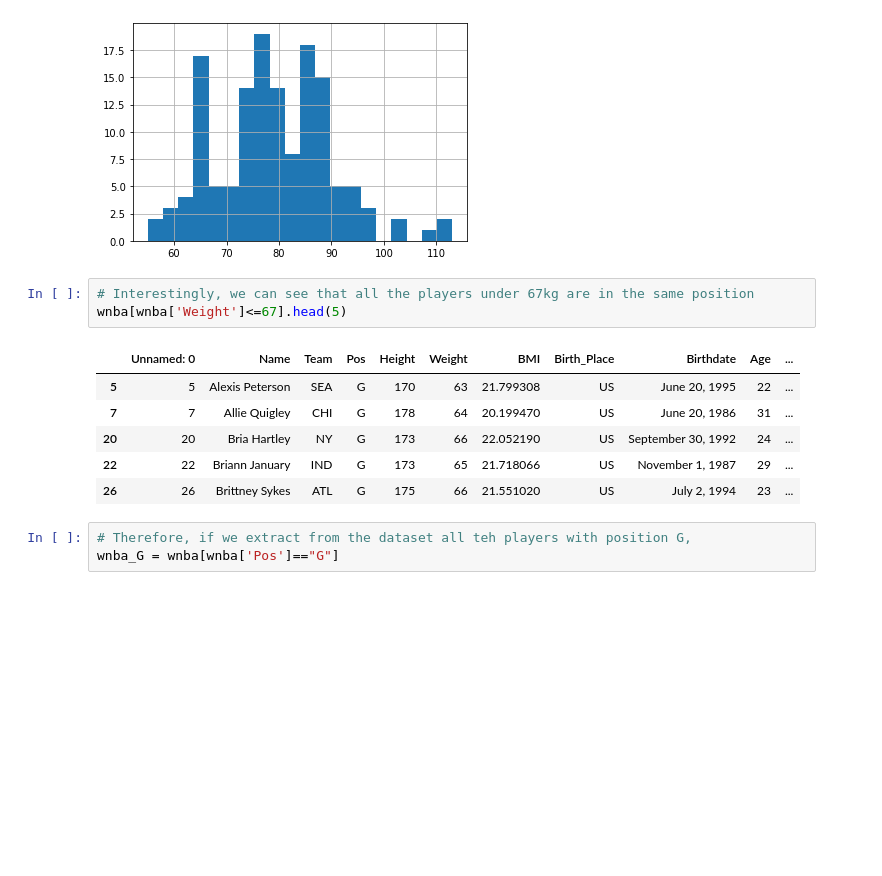
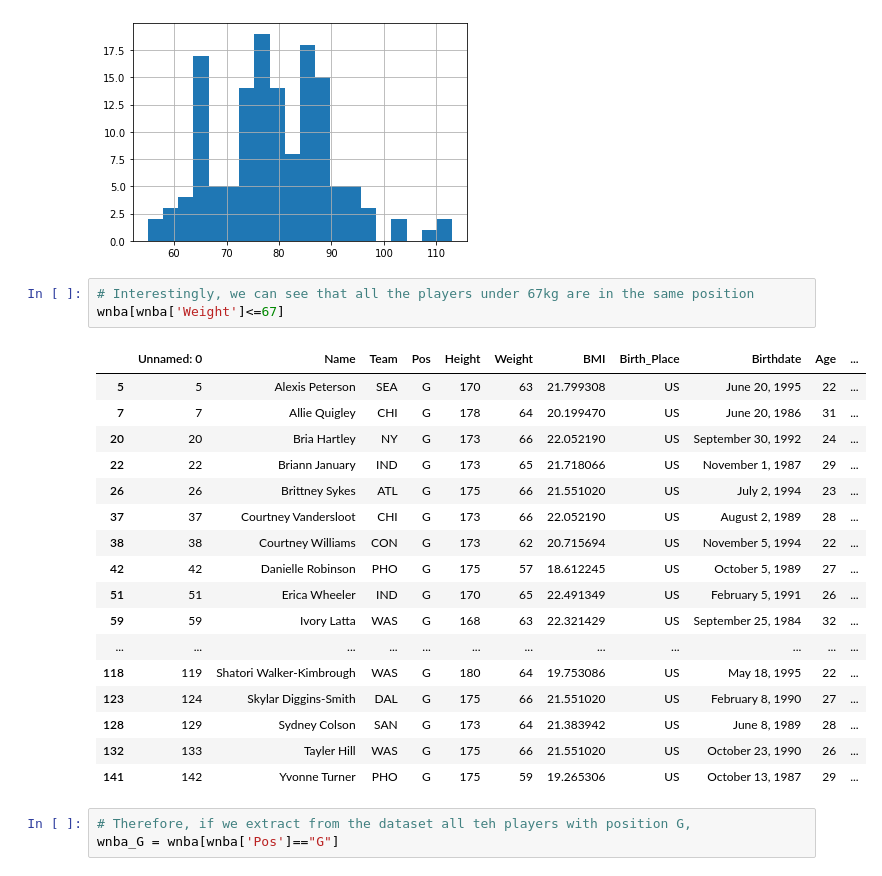
Before and after one commit to rosealcolea/dataV2-labs, a Jupyter notebook: module-2/M2-mini-project2/your-code/3.-Inferential-Analysis.ipynb, the cells around one changed output. Saved outputs shown, nothing was run; the diff lists cells and outputs as text; blank space fills up the shorter version.

```diff
--- a/module-2/M2-mini-project2/your-code/3.-Inferential-Analysis.ipynb
+++ b/module-2/M2-mini-project2/your-code/3.-Inferential-Analysis.ipynb
@@ -92,14 +124,25 @@ wnba['Weight'].hist(bins=20)
 [figure]
 # %%
 # Interestingly, we can see that all the players under 67kg are in the same position
-wnba[wnba['Weight']<=67].head(5)
+wnba[wnba['Weight']<=67]
 # %% [output]
 |  | Unnamed: 0 | Name | Team | Pos | Height | Weight | BMI | Birth_Place | Birthdate | Age | ... |
 | 5 | 5 | Alexis Peterson | SEA | G | 170 | 63 | 21.799308 | US | June 20, 1995 | 22 | ... |
 | 7 | 7 | Allie Quigley | CHI | G | 178 | 64 | 20.199470 | US | June 20, 1986 | 31 | ... |
 | 20 | 20 | Bria Hartley | NY | G | 173 | 66 | 22.052190 | US | September 30, 1992 | 24 | ... |
 | 22 | 22 | Briann January | IND | G | 173 | 65 | 21.718066 | US | November 1, 1987 | 29 | ... |
 | 26 | 26 | Brittney Sykes | ATL | G | 175 | 66 | 21.551020 | US | July 2, 1994 | 23 | ... |
+| 37 | 37 | Courtney Vandersloot | CHI | G | 173 | 66 | 22.052190 | US | August 2, 1989 | 28 | ... |
+| 38 | 38 | Courtney Williams | CON | G | 173 | 62 | 20.715694 | US | November 5, 1994 | 22 | ... |
+| 42 | 42 | Danielle Robinson | PHO | G | 175 | 57 | 18.612245 | US | October 5, 1989 | 27 | ... |
+| 51 | 51 | Erica Wheeler | IND | G | 170 | 65 | 22.491349 | US | February 5, 1991 | 26 | ... |
+| 59 | 59 | Ivory Latta | WAS | G | 168 | 63 | 22.321429 | US | September 25, 1984 | 32 | ... |
+| ... | ... | ... | ... | ... | ... | ... | ... | ... | ... | ... | ... |
+| 118 | 119 | Shatori Walker-Kimbrough | WAS | G | 180 | 64 | 19.753086 | US | May 18, 1995 | 22 | ... |
+| 123 | 124 | Skylar Diggins-Smith | DAL | G | 175 | 66 | 21.551020 | US | February 8, 1990 | 27 | ... |
+| 128 | 129 | Sydney Colson | SAN | G | 173 | 64 | 21.383942 | US | June 8, 1989 | 28 | ... |
+| 132 | 133 | Tayler Hill | WAS | G | 175 | 66 | 21.551020 | US | October 23, 1990 | 26 | ... |
+| 141 | 142 | Yvonne Turner | PHO | G | 175 | 59 | 19.265306 | US | October 13, 1987 | 29 | ... |
 # %%
 # Therefore, if we extract from the dataset all teh players with position G,
 wnba_G = wnba[wnba['Pos']=="G"]
```
Also changed, not shown: parts of 9 cells of this notebook.
